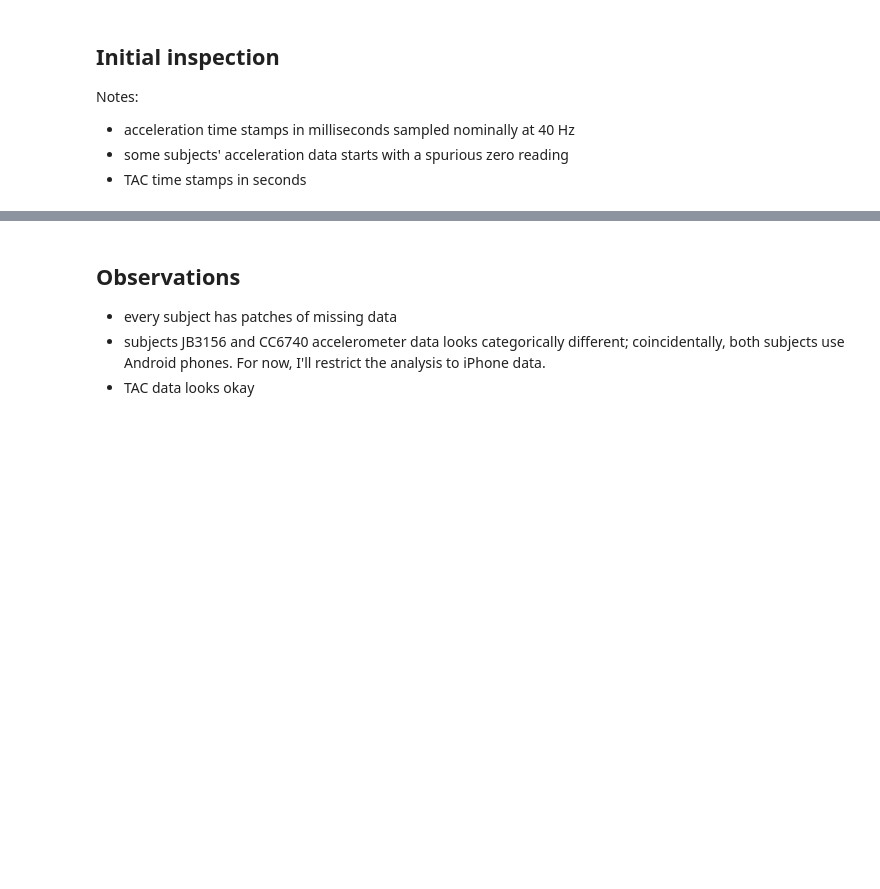
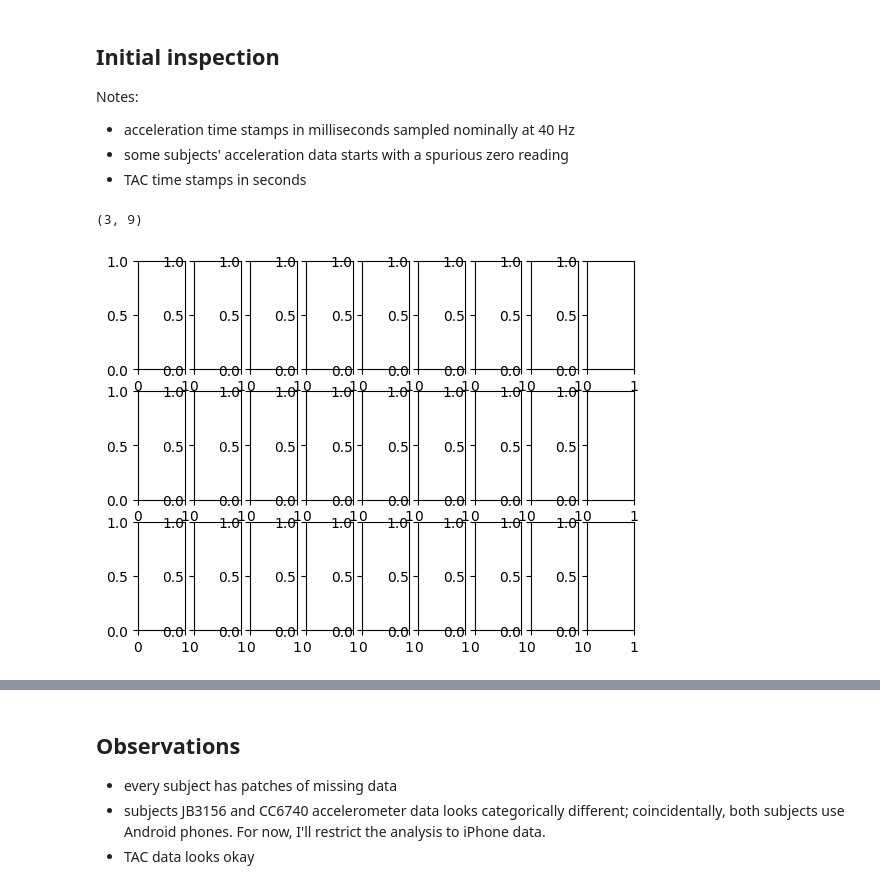
Before and after one commit to eatai/bar_crawl, a Jupyter notebook: BarCrawl_Classification.ipynb, the cells around one changed output, grey strips where cells are left out. Drawn from its saved outputs; the diff is of its cells as text; code cells hidden in the pictures; blank space fills up the shorter version.

```diff
--- a/BarCrawl_Classification.ipynb
+++ b/BarCrawl_Classification.ipynb
@@ -141,6 +140,12 @@ Notes:
  - acceleration time stamps in milliseconds sampled nominally at 40 Hz
  - some subjects' acceleration data starts with a spurious zero reading
  - TAC time stamps in seconds
+# %%
+fig, ax = plt.subplots(3,9)
+print(ax.shape)
+# %% [output]
+(3, 9)
+[figure, added]
 # %%
 fig, ax = plt.subplots(3,5, figsize=(12,7), sharex=True, sharey = True)
 
```
Also changed, not shown: parts of 97 cells of this notebook, 1 other file.
